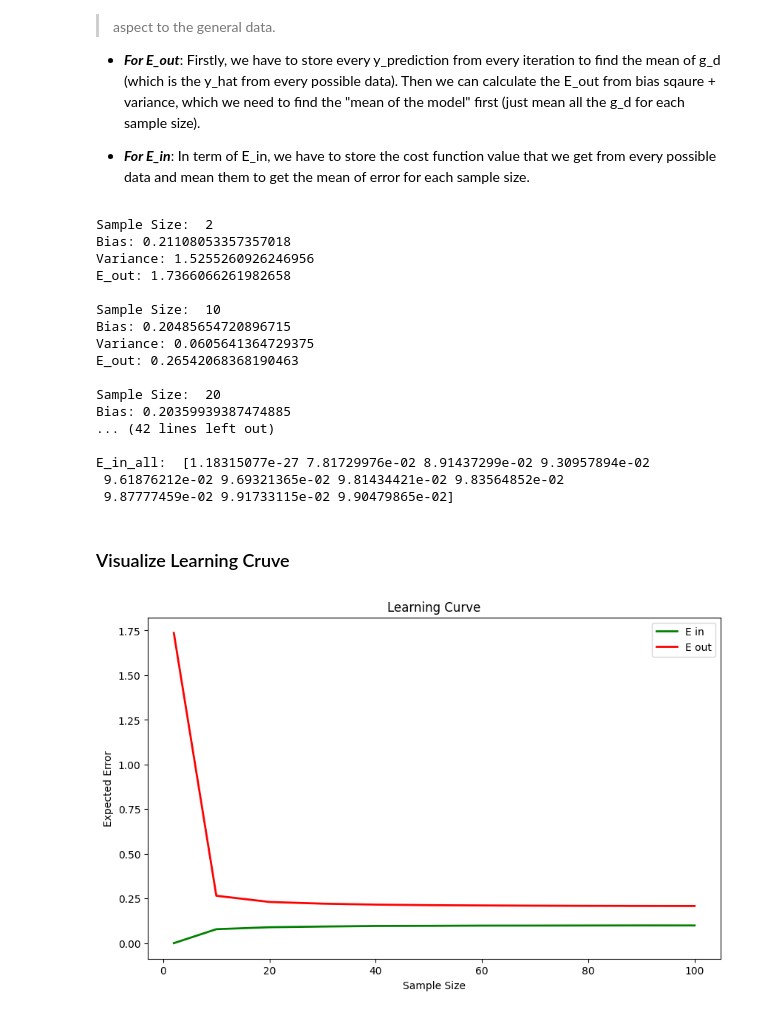
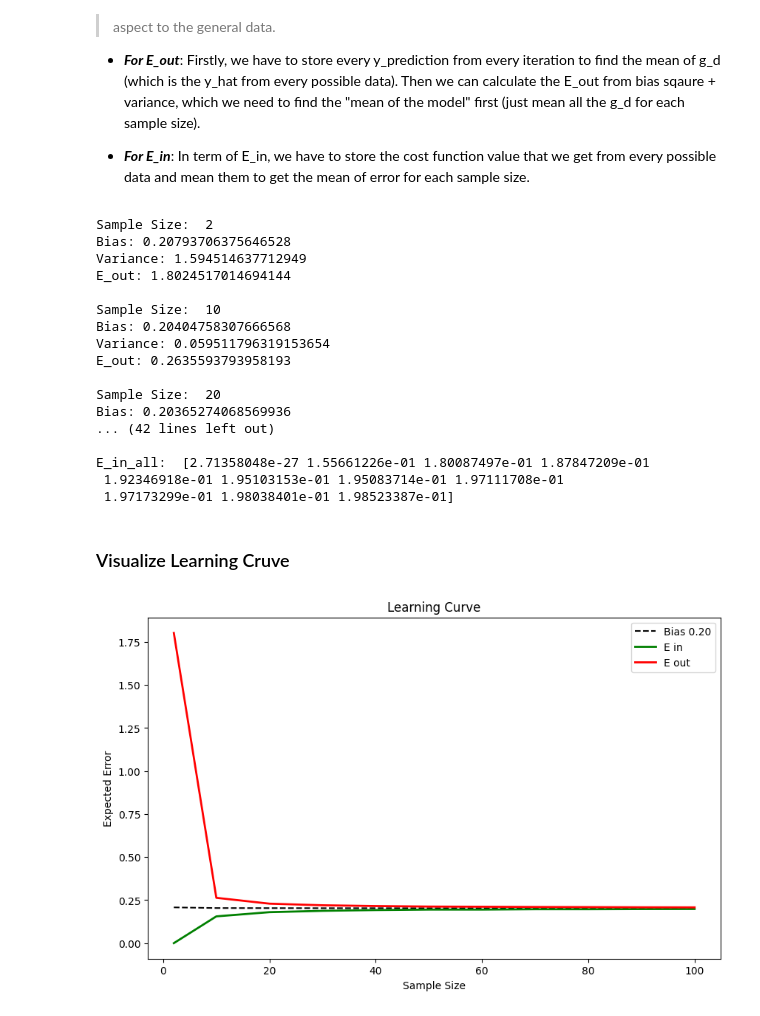
Before and after one commit to Kariusdi/Machine-Learning-Class, a Jupyter notebook: LearningCurve/Noiseless/LinearModel.ipynb, the cells around one changed output. Saved outputs shown, nothing was run; the diff lists cells and outputs as text; code cells hidden in the pictures.

```diff
--- a/LearningCurve/Noiseless/LinearModel.ipynb
+++ b/LearningCurve/Noiseless/LinearModel.ipynb
@@ -33,7 +33,7 @@ def meanModel(models):
     return np.mean(models, axis=0)
 
 def costFunction(n_samples, y_pred, y):                     # Mean Sqaure Error (MSE)
-    return (1 / (2 * n_samples)) * np.sum((y_pred - y)**2)
+    return np.mean((y_pred - y) ** 2)
 # %% [markdown]
 ### Define a problem data
 - Define a problem data as in form of sin function
@@ -90,6 +90,7 @@ sample_size_sets = [2, 10, 20, 30, 40, 50, 60, 70, 80, 90, 100]
 E_in = [[] for _ in range(len(sample_size_sets))]
 g_d = [[] for _ in range(len(sample_size_sets))]
 E_out_all = []
+bias_all = []
 
 
 for i in range(len(sample_size_sets)):
@@ -114,6 +115,7 @@ for i in range(len(sample_size_sets)):
     print("Sample Size: ", sample_size_sets[i])
     z = np.square(mean_model - y)
     bias = np.mean(z)
+    bias_all.append(bias)
     print(f"Bias: {bias}")
 
     z = np.square(g_d[i] - mean_model)
@@ -133,32 +135,34 @@ for i in range(len(E_in)):
 print("E_in_all: ", np.array(E_in_all))
 # %% [output]
 Sample Size:  2
-Bias: 0.21108053357357018
-Variance: 1.5255260926246956
-E_out: 1.7366066261982658
+Bias: 0.20793706375646528
+Variance: 1.594514637712949
+E_out: 1.8024517014694144
 
 Sample Size:  10
-Bias: 0.20485654720896715
-Variance: 0.0605641364729375
-E_out: 0.26542068368190463
+Bias: 0.20404758307666568
+Variance: 0.059511796319153654
+E_out: 0.2635593793958193
 
 Sample Size:  20
-Bias: 0.20359939387474885
+Bias: 0.20365274068569936
 ... (42 lines left out)
 
-E_in_all:  [1.18315077e-27 7.81729976e-02 8.91437299e-02 9.30957894e-02
- 9.61876212e-02 9.69321365e-02 9.81434421e-02 9.83564852e-02
- 9.87777459e-02 9.91733115e-02 9.90479865e-02]
+E_in_all:  [2.71358048e-27 1.55661226e-01 1.80087497e-01 1.87847209e-01
+ 1.92346918e-01 1.95103153e-01 1.95083714e-01 1.97111708e-01
+ 1.97173299e-01 1.98038401e-01 1.98523387e-01]
 # %% [markdown]
 ### Visualize Learning Cruve
 # %%
 plt.figure(figsize=(10, 6))
+bias_avg = np.mean(bias_all)
+plt.plot(sample_size_sets, bias_all, label=f'Bias {bias_avg:.2f}', c="black", linestyle='--')
 plt.plot(sample_size_sets, E_in_all, label='E in', c="green", linewidth=2.0)
 plt.plot(sample_size_sets, E_out_all, label='E out', c="red", linewidth=2.0)
 plt.xlabel('Sample Size')
 plt.ylabel('Expected Error')
 plt.title('Learning Curve')
 plt.legend()
 plt.show()
 # %% [output]
-[figure, old version]
+[figure, new version]
```
Also changed, not shown: 9 other files.
